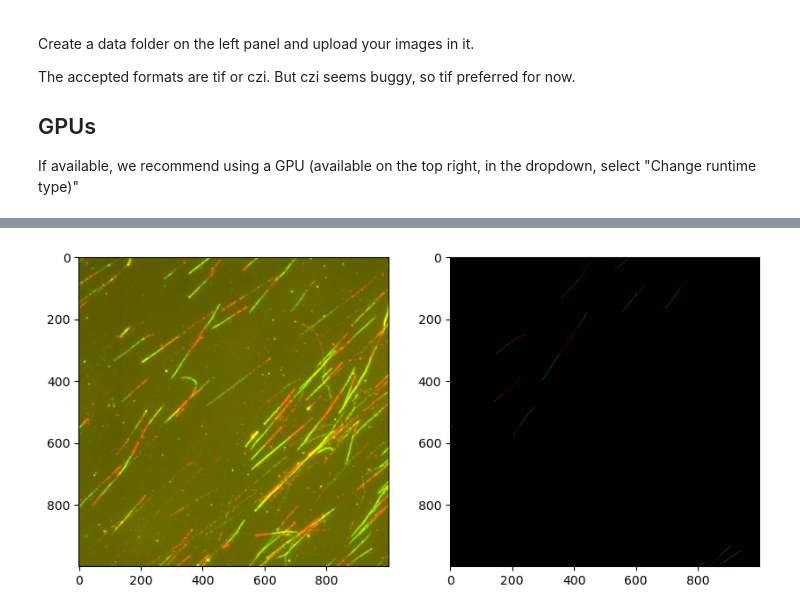
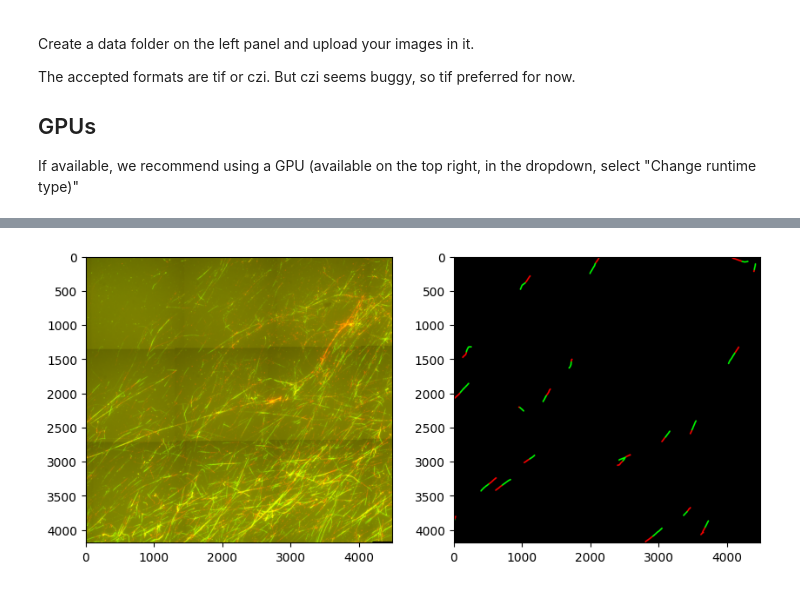
Before and after one commit to ClementPla/DeepFiberQ, a Jupyter notebook: DeepFiberQ.ipynb, the cells around one changed output, grey strips where cells are left out. Cells and saved outputs as stored; diff of their text form; code cells hidden in the pictures.

```diff
--- a/DeepFiberQ.ipynb
+++ b/DeepFiberQ.ipynb
@@ -65,10 +62,8 @@ import matplotlib.pyplot as plt
 
 fig, axs = plt.subplots(1, 2, figsize=(10, 5))
 image = load_image(str(d))
-mask_color = convert_mask_to_image(mask, expand=0)
-slices = [slice(0, -1), slice(0, -1)]
-slices = [slice(3000, 4000), slice(0, 1000)]
-axs[0].imshow(image[*slices])
-axs[1].imshow(mask_color[*slices])
+mask_color = convert_mask_to_image(mask, expand=10)
+axs[0].imshow(image)
+axs[1].imshow(mask_color)
 plt.show()
 # %% [output]
@@ -75 +71 @@ plt.show()
-[figure, old version]
+[figure, new version]
```
Also changed, not shown: parts of 8 cells of this notebook.
